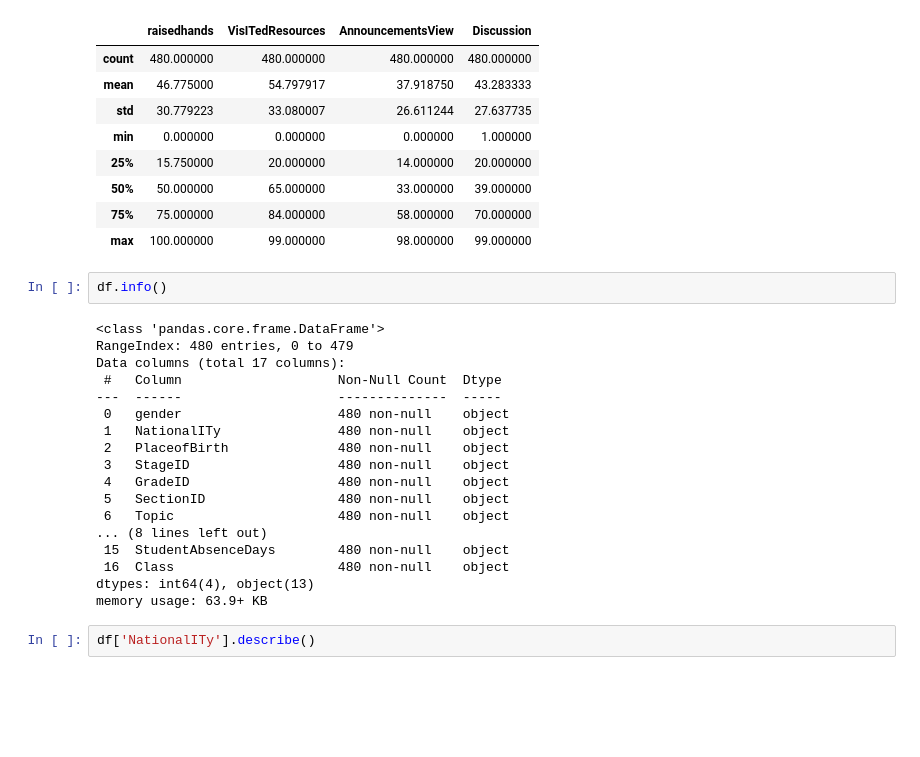
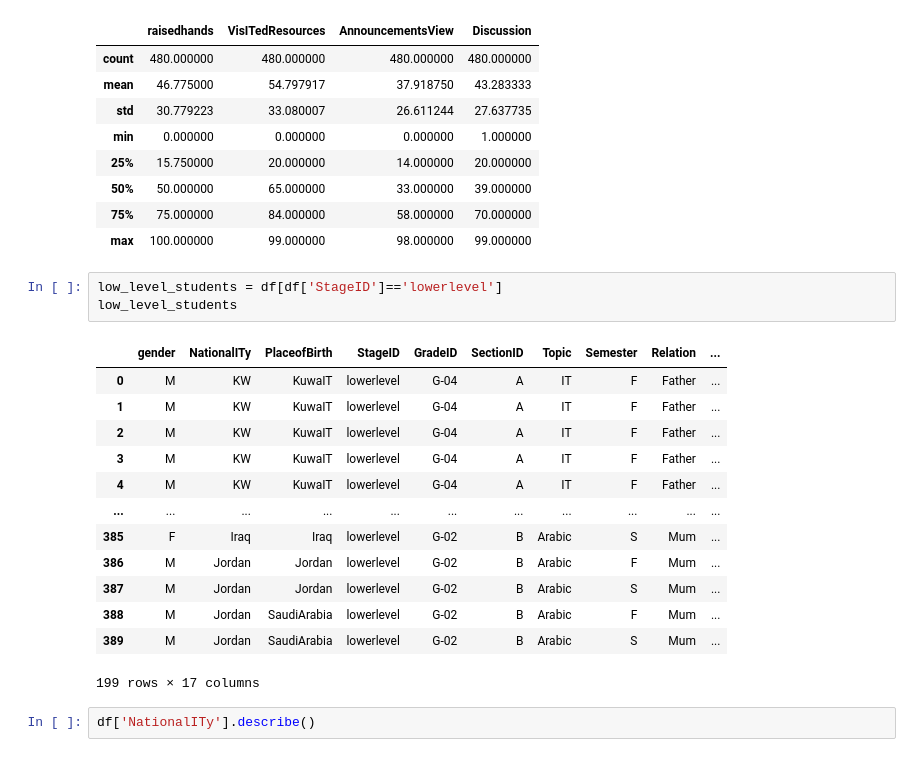
Before and after one commit to Asabeneh/EDM-H-2, a Jupyter notebook: edm-h-2.ipynb, the cells around one changed output. Cells and saved outputs as stored; diff of their text form; blank space fills up the shorter version.

```diff
--- a/edm-h-2.ipynb
+++ b/edm-h-2.ipynb
@@ -91,26 +144,23 @@ df.describe()
 | 50% | 50.000000 | 65.000000 | 33.000000 | 39.000000 |
 | 75% | 75.000000 | 84.000000 | 58.000000 | 70.000000 |
 | max | 100.000000 | 99.000000 | 98.000000 | 99.000000 |
-# %%
-df.info()
-# %% [output]
-<class 'pandas.core.frame.DataFrame'>
-RangeIndex: 480 entries, 0 to 479
-Data columns (total 17 columns):
- #   Column                    Non-Null Count  Dtype
----  ------                    --------------  -----
- 0   gender                    480 non-null    object
- 1   NationalITy               480 non-null    object
- 2   PlaceofBirth              480 non-null    object
- 3   StageID                   480 non-null    object
- 4   GradeID                   480 non-null    object
- 5   SectionID                 480 non-null    object
- 6   Topic                     480 non-null    object
-... (8 lines left out)
- 15  StudentAbsenceDays        480 non-null    object
- 16  Class                     480 non-null    object
-dtypes: int64(4), object(13)
-memory usage: 63.9+ KB
+# %%
+low_level_students = df[df['StageID']=='lowerlevel']
+low_level_students
+# %% [output]
+|  | gender | NationalITy | PlaceofBirth | StageID | GradeID | SectionID | Topic | Semester | Relation | ... |
+| 0 | M | KW | KuwaIT | lowerlevel | G-04 | A | IT | F | Father | ... |
+| 1 | M | KW | KuwaIT | lowerlevel | G-04 | A | IT | F | Father | ... |
+| 2 | M | KW | KuwaIT | lowerlevel | G-04 | A | IT | F | Father | ... |
+| 3 | M | KW | KuwaIT | lowerlevel | G-04 | A | IT | F | Father | ... |
+| 4 | M | KW | KuwaIT | lowerlevel | G-04 | A | IT | F | Father | ... |
+| ... | ... | ... | ... | ... | ... | ... | ... | ... | ... | ... |
+| 385 | F | Iraq | Iraq | lowerlevel | G-02 | B | Arabic | S | Mum | ... |
+| 386 | M | Jordan | Jordan | lowerlevel | G-02 | B | Arabic | F | Mum | ... |
+| 387 | M | Jordan | Jordan | lowerlevel | G-02 | B | Arabic | S | Mum | ... |
+| 388 | M | Jordan | SaudiArabia | lowerlevel | G-02 | B | Arabic | F | Mum | ... |
+| 389 | M | Jordan | SaudiArabia | lowerlevel | G-02 | B | Arabic | S | Mum | ... |
+199 rows × 17 columns
 # %%
 df['NationalITy'].describe()
 # %% [output]
```
Also changed, not shown: parts of 27 cells of this notebook.
